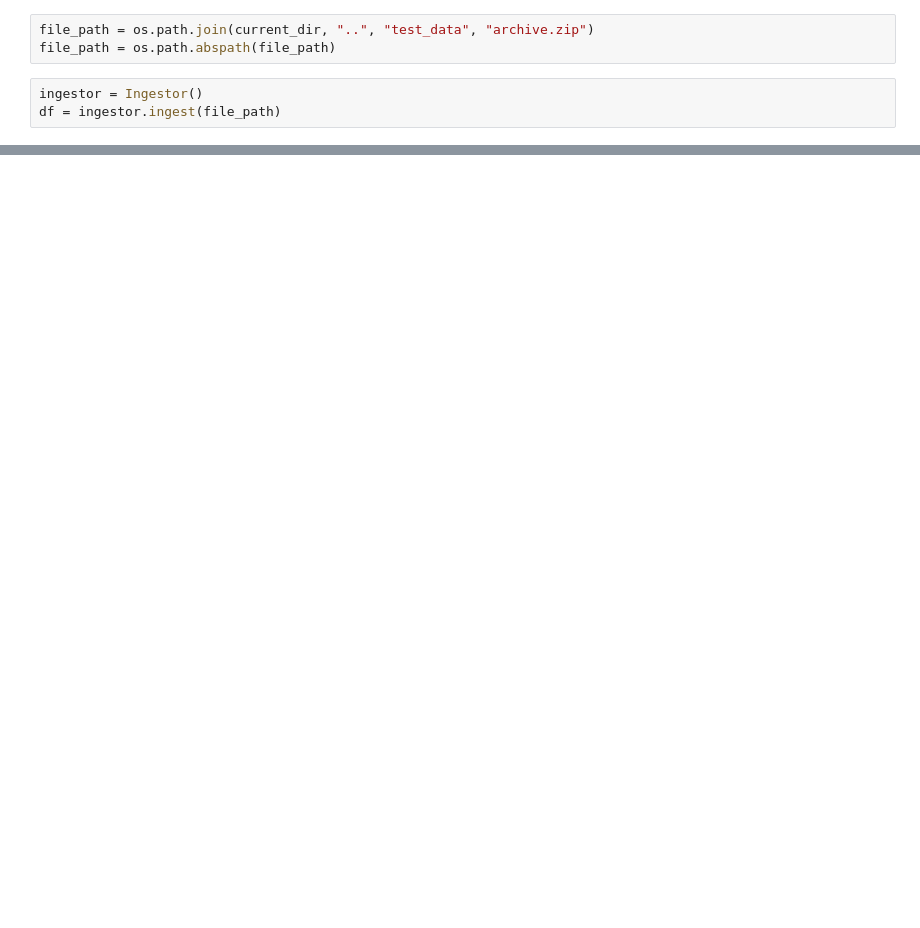
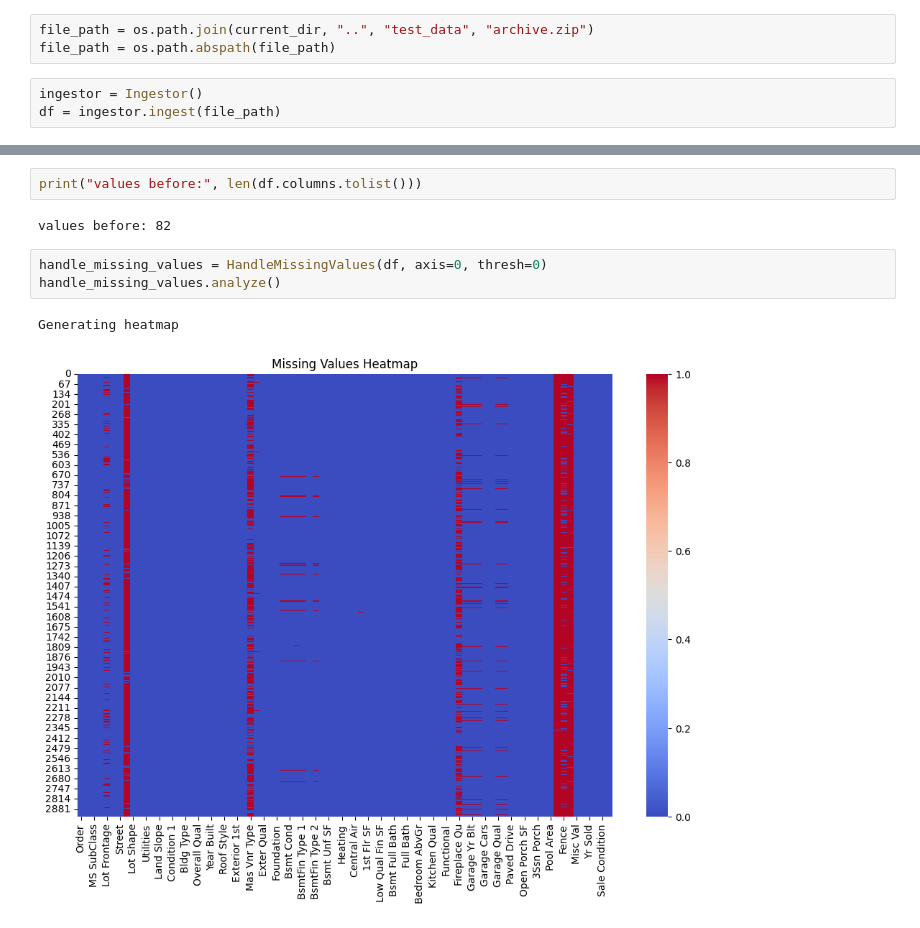
Before and after one commit to wont-laylow/ModelDock, a Jupyter notebook: notebooks/EDA.ipynb, the cells around one changed output, grey strips where cells are left out. Drawn from its saved outputs; the diff is of its cells as text; blank space fills up the shorter version.

```diff
--- a/notebooks/EDA.ipynb
+++ b/notebooks/EDA.ipynb
@@ -58,0 +51,10 @@ max          NaN             NaN  755000.000000
+# %%
+print("values before:", len(df.columns.tolist()))
+# %% [output]
+values before: 82
+# %%
+handle_missing_values = HandleMissingValues(df, axis=0, thresh=0)
+handle_missing_values.analyze()
+# %% [output]
+Generating heatmap
+[figure, added]
```
Also changed, not shown: parts of 6 cells of this notebook, 3 other files.
